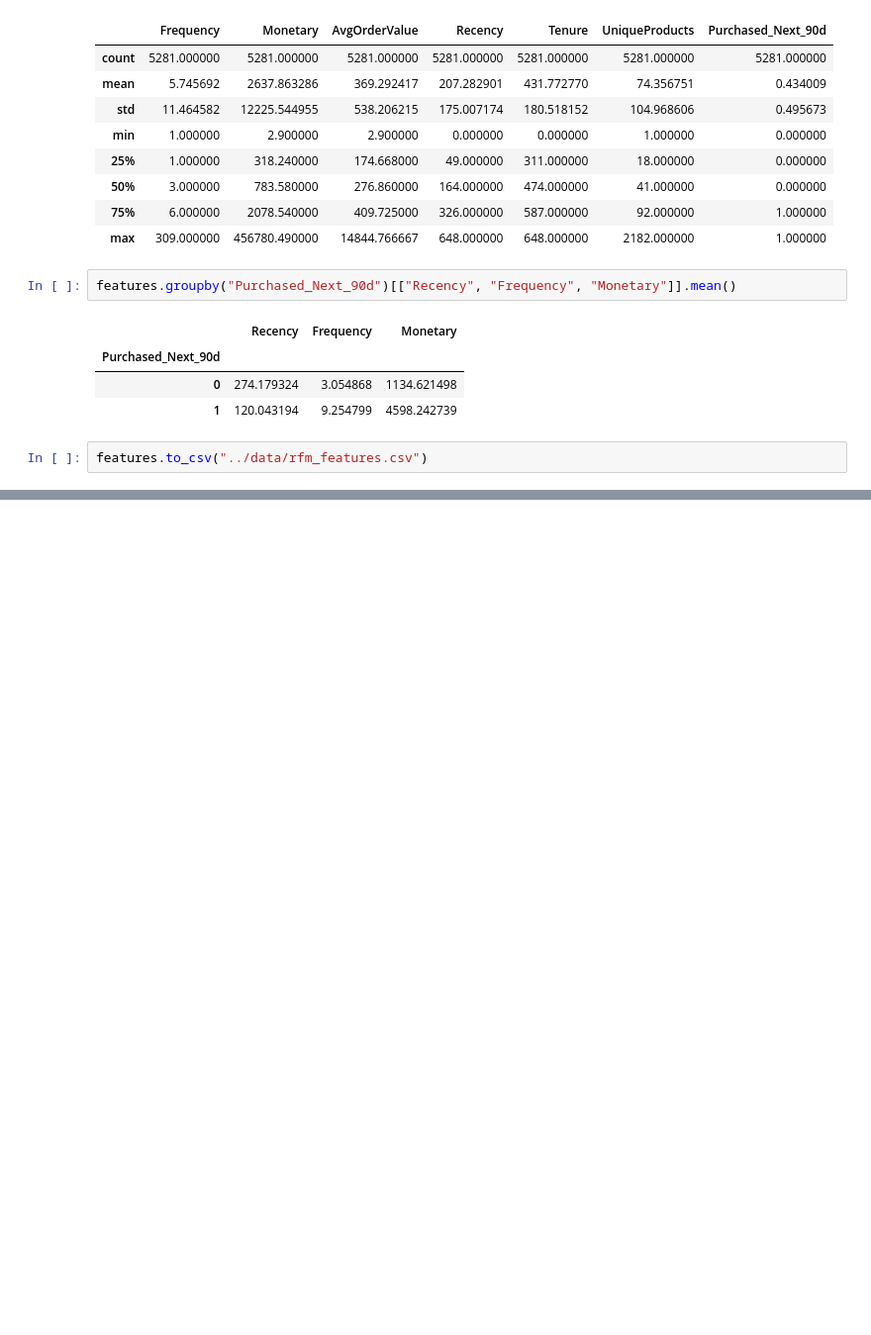
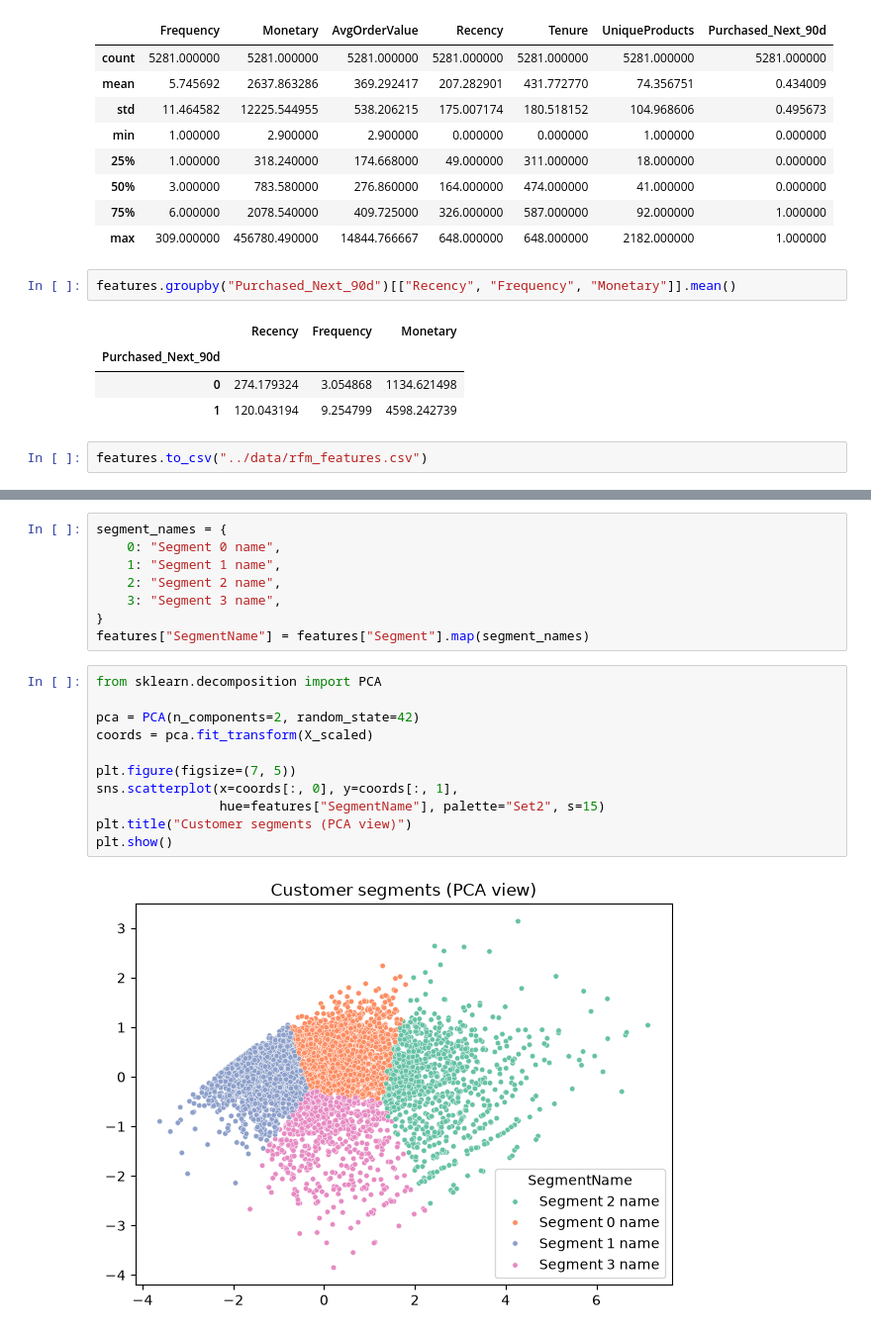
Before and after one commit to durvaghuge/customer-ml-app, a Jupyter notebook: notebooks/01_eda.ipynb, the cells around one changed output, grey strips where cells are left out. Shown at 99% size. Saved outputs shown, nothing was run; the diff lists cells and outputs as text; blank space fills up the shorter version.

```diff
--- a/notebooks/01_eda.ipynb
+++ b/notebooks/01_eda.ipynb
@@ -283,0 +360,21 @@ features.to_csv("../data/rfm_features.csv")
+# %%
+segment_names = {
+    0: "Segment 0 name",
+    1: "Segment 1 name",
+    2: "Segment 2 name",
+    3: "Segment 3 name",
+}
+features["SegmentName"] = features["Segment"].map(segment_names)
+# %%
+from sklearn.decomposition import PCA
+
+pca = PCA(n_components=2, random_state=42)
+coords = pca.fit_transform(X_scaled)
+
+plt.figure(figsize=(7, 5))
+sns.scatterplot(x=coords[:, 0], y=coords[:, 1],
+                hue=features["SegmentName"], palette="Set2", s=15)
+plt.title("Customer segments (PCA view)")
+plt.show()
+# %% [output]
+[figure, added]
```
Also changed, not shown: parts of 8 cells of this notebook, 2 other files.
